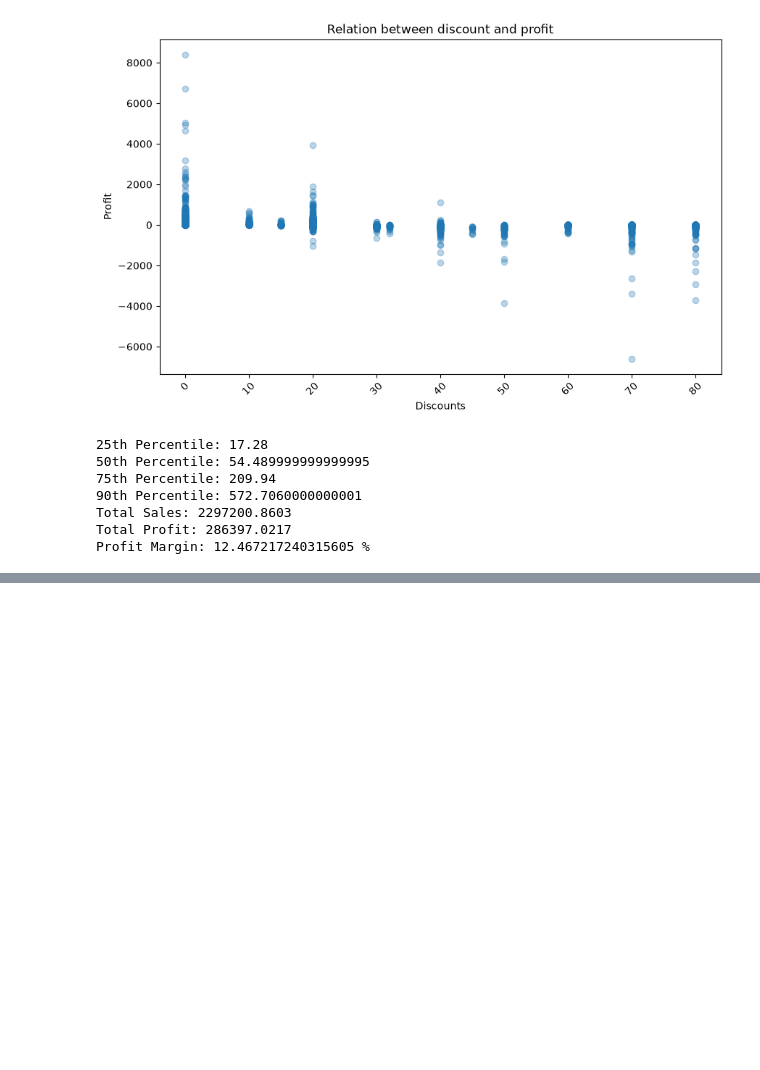
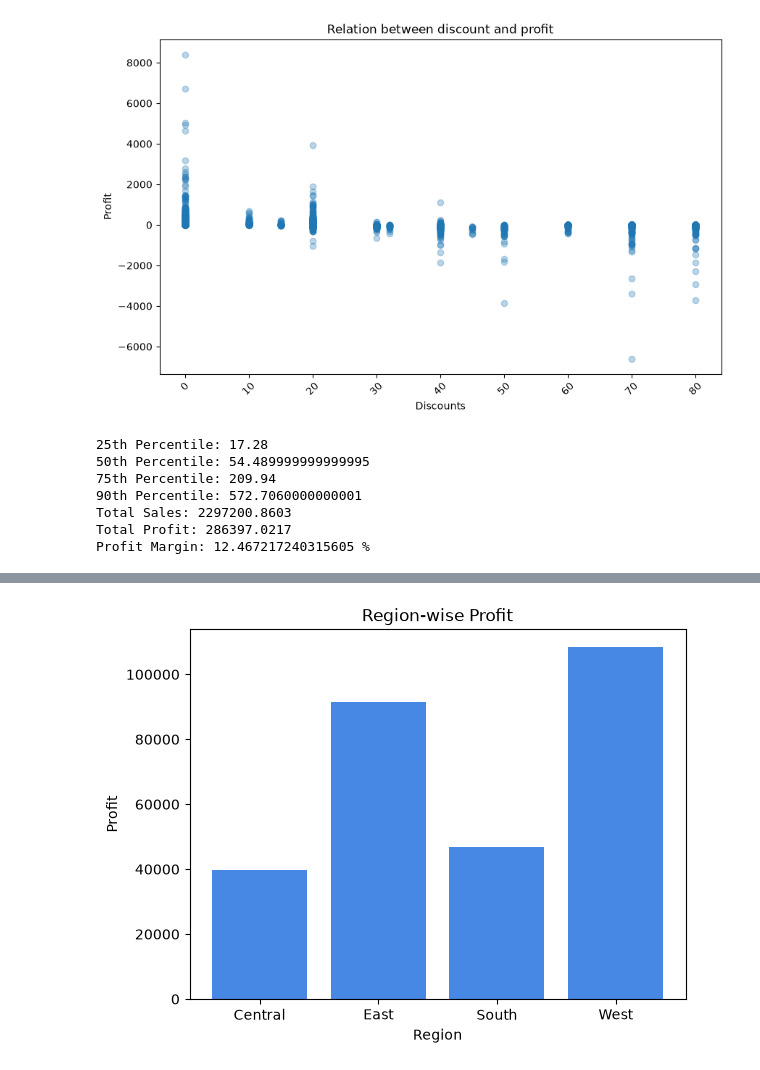
Before and after one commit to dhanushkrishna72/RetailPulse, a Jupyter notebook: notebook/saleDataAnalyser.ipynb, the cells around one changed output, grey strips where cells are left out. Saved outputs shown, nothing was run; the diff lists cells and outputs as text; code cells hidden in the pictures; blank space fills up the shorter version.

```diff
--- a/notebook/saleDataAnalyser.ipynb
+++ b/notebook/saleDataAnalyser.ipynb
@@ -97,0 +139,12 @@ Profit Margin: 12.467217240315605 %
+# %%
+
+#Region Wise Profit
+regionProfit = data.groupby("Region")["Profit"].sum()
+plt.bar(regionProfit.index, regionProfit.values,color="#176adecb")
+plt.title("Region-wise Profit")
+plt.xlabel("Region")
+plt.ylabel("Profit")
+plt.savefig(os.path.join(folderPath, "regional_profit.png"), dpi=300, bbox_inches="tight")
+plt.show()
+# %% [output]
+[figure, added]
```
Also changed, not shown: parts of 5 cells of this notebook, 5 other files.
